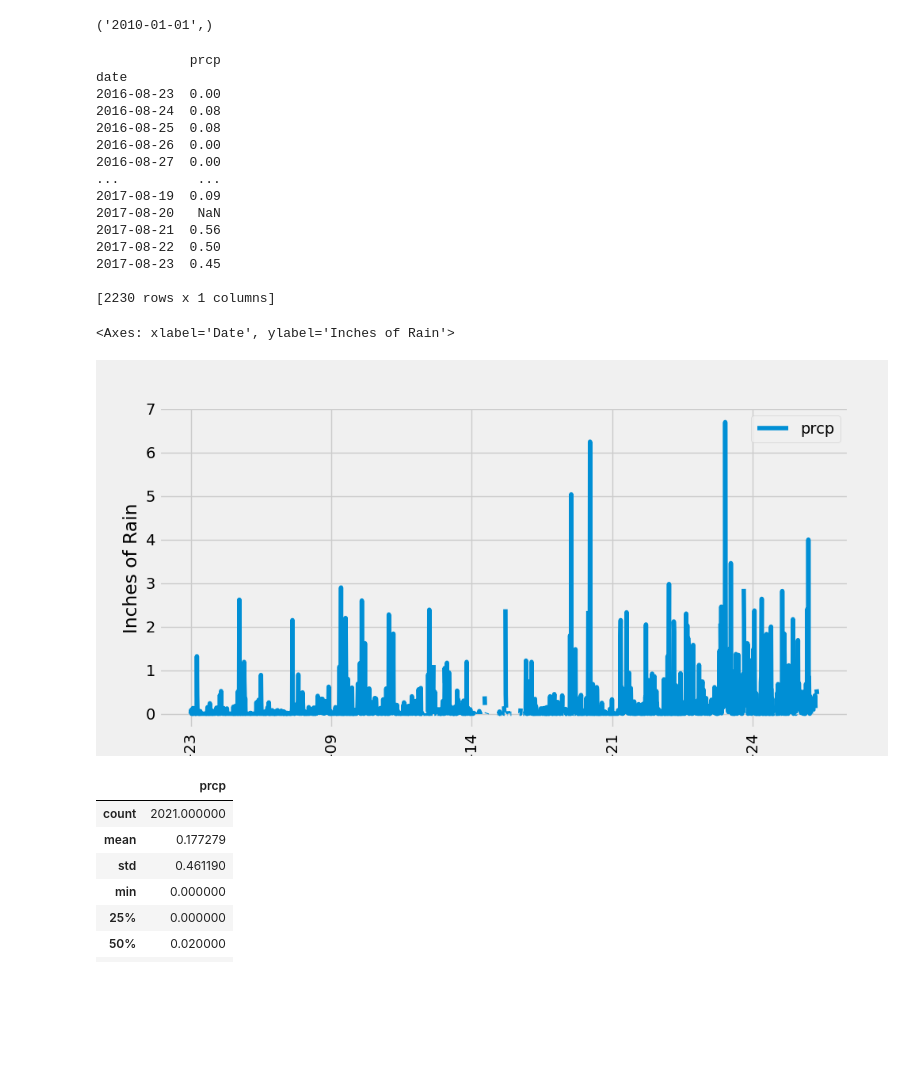
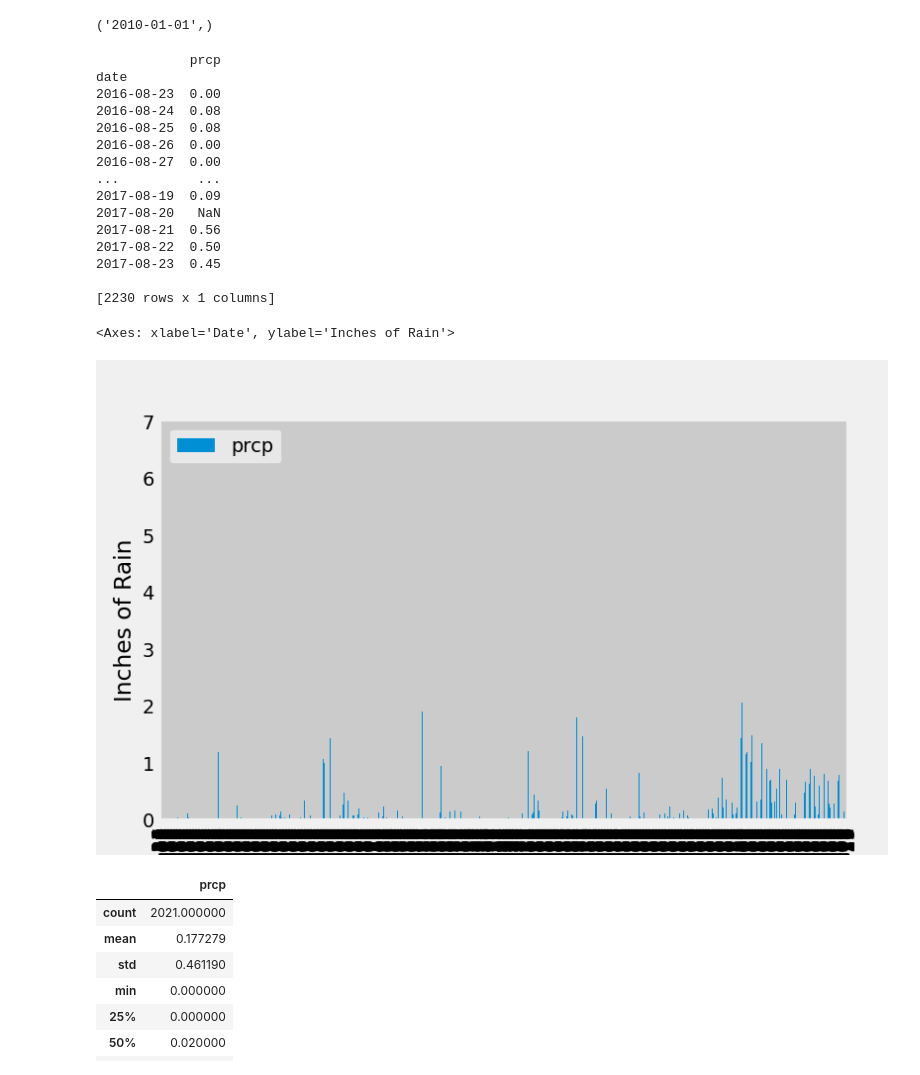
Before and after one commit to leowheeler1/sqlalchemy-challenge, a Jupyter notebook: SurfsUp/climate_starter.ipynb, the cells around one changed output. Saved outputs shown, nothing was run; the diff lists cells and outputs as text; code cells hidden in the pictures; blank space fills up the shorter version.

```diff
--- a/SurfsUp/climate_starter.ipynb
+++ b/SurfsUp/climate_starter.ipynb
@@ -49,35 +49,35 @@ print(date)
 # Calculate the date one year from the last date in data set.
 recentdate = s.query(measurement.date).order_by(measurement.date.desc()).first()
 firstdate = dt.date(2017, 8, 23) - dt.timedelta(days=365)
 # Perform a query to retrieve the data and precipitation scores
 lastyear = s.query(measurement.date, measurement.prcp).filter(measurement.date >= firstdate).all()
 # Save the query results as a Pandas DataFrame. Explicitly set the column names
 df = pd.DataFrame(lastyear, columns=['date','prcp'])
 
 df.set_index('date', inplace=True)
 # Sort the dataframe by date
 df.sort_values(by='date')
 print(df)
 # Use Pandas Plotting with Matplotlib to plot the data
-df.plot(rot=90, xlabel='Date', ylabel='Inches of Rain', figsize=(10,5))
+df.plot(kind='bar', rot=90, xlabel='Date', ylabel='Inches of Rain', figsize=(8,5))
 # %% [output]
             prcp
 date
 2016-08-23  0.00
 2016-08-24  0.08
 2016-08-25  0.08
 2016-08-26  0.00
 2016-08-27  0.00
 ...          ...
 2017-08-19  0.09
 2017-08-20   NaN
 2017-08-21  0.56
 2017-08-22  0.50
 2017-08-23  0.45
 
 [2230 rows x 1 columns]
 <Axes: xlabel='Date', ylabel='Inches of Rain'>
-[figure, old version]
+[figure, new version]
 # %%
 # Use Pandas to calculate the summary statistics for the precipitation data
 df.describe()
```
